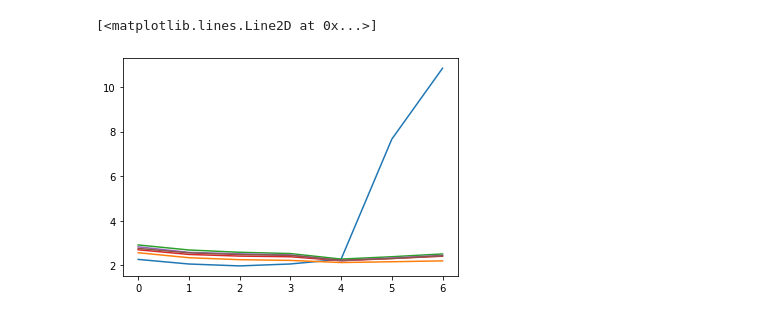
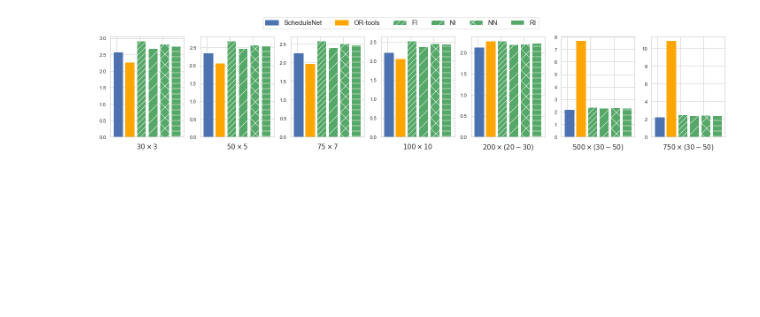
Before and after one commit to Junyoungpark/snet-analysis, a Jupyter notebook: mtps_uniform.ipynb, the cells around one changed output. Cells and saved outputs as stored; diff of their text form; code cells hidden in the pictures; blank space fills up the shorter version.

Commit message:
add random mtsp results and viz

```diff
--- a/mtps_uniform.ipynb
+++ b/mtps_uniform.ipynb
@@ -40,10 +23,8 @@ RI_results = parse_data(RI)[:, targer_index]
-# %%
-plt.plot(or_tools_results)
-plt.plot(snet_results)
-plt.plot(FI_results)
-plt.plot(NI_results)
-plt.plot(NN_results)
-plt.plot(RI_results)
-# %% [output]
-[<matplotlib.lines.Line2D at 0x...>]
-[figure, removed]
+# %%
+targer_index = 1 # 0: max makespan 1: mean makespan 2: mean util
+data_cols = [2, 1, 4, 5, 6,7]
+ad = []
+for data_col in data_cols:
+    alog_results = df.iloc[:,data_col]
+    alog_perfs = parse_data(alog_results)[:, targer_index]
+    ad.append(alog_perfs)
@@ -49,0 +61,58 @@ plt.plot(RI_results)
+# %%
+def annotate_label(bar, value, size):
+    height = bar.get_height()
+    ax.annotate('{:.2f}'.format(value),
+                xy=(bar.get_x() + bar.get_width() / 2, height),
+                xytext=(0, -20),  # 3 points vertical offset
+                size=size,
+                textcoords="offset points",
+                ha='center', va='bottom')
+# %%
+import seaborn as sns
+sns.set_style("whitegrid")
+
+alpha = 1.0
+bar_width = 0.15
+colors = ['b','orange','g','g','g','g']
+hatchs = [None, None ,'//', '/', 'x', '-']
+
+norm = False
+sharey = False
+sharey = sharey if not norm else True
+cutoff_val = 1.5
+cutoff_outlier = True
+
+x_label_size = 15
+annote_size = 14
+
+fig, axes = plt.subplots(1,len(sizes_latex), figsize=(20,4), sharey=sharey)
+for i, (size, ax) in enumerate(zip(sizes_latex, axes)):
+    if norm:
+        viz_data = aggregated_data[i, :] / aggregated_data[i, 0]
+        or_tools_perf = viz_data[1]
+        if cutoff_outlier:
+            viz_data = viz_data.clip(0.0, cutoff_val)
+    else:
+        viz_data = aggregated_data[i, :]
+
+    bar_list = ax.bar(np.arange(len(algos)) + bar_width, viz_data,
+                      alpha=alpha, color='g')
+    ax.set_xlabel(size, size=x_label_size)
+    ax.set_xticklabels([])
+    if norm:
+        if i >=5:
+            annotate_label(bar_list[1], or_tools_perf, annote_size)
+
+        ax.set_ylim(0.0, 1.5)
+
+
+    for ii, c in enumerate(colors):
+        if ii >= 2:
+            bar_list[ii].set_hatch(hatchs[ii])
+        else:
+            bar_list[ii].set_color(c)
+
+fig.legend(bar_list, algos, ncol=len(algos), bbox_to_anchor=(0.7, 1.10), fontsize=15)
+fig.tight_layout()
+# %% [output]
+[figure, added]
```
Also changed, not shown: parts of 4 cells of this notebook.
